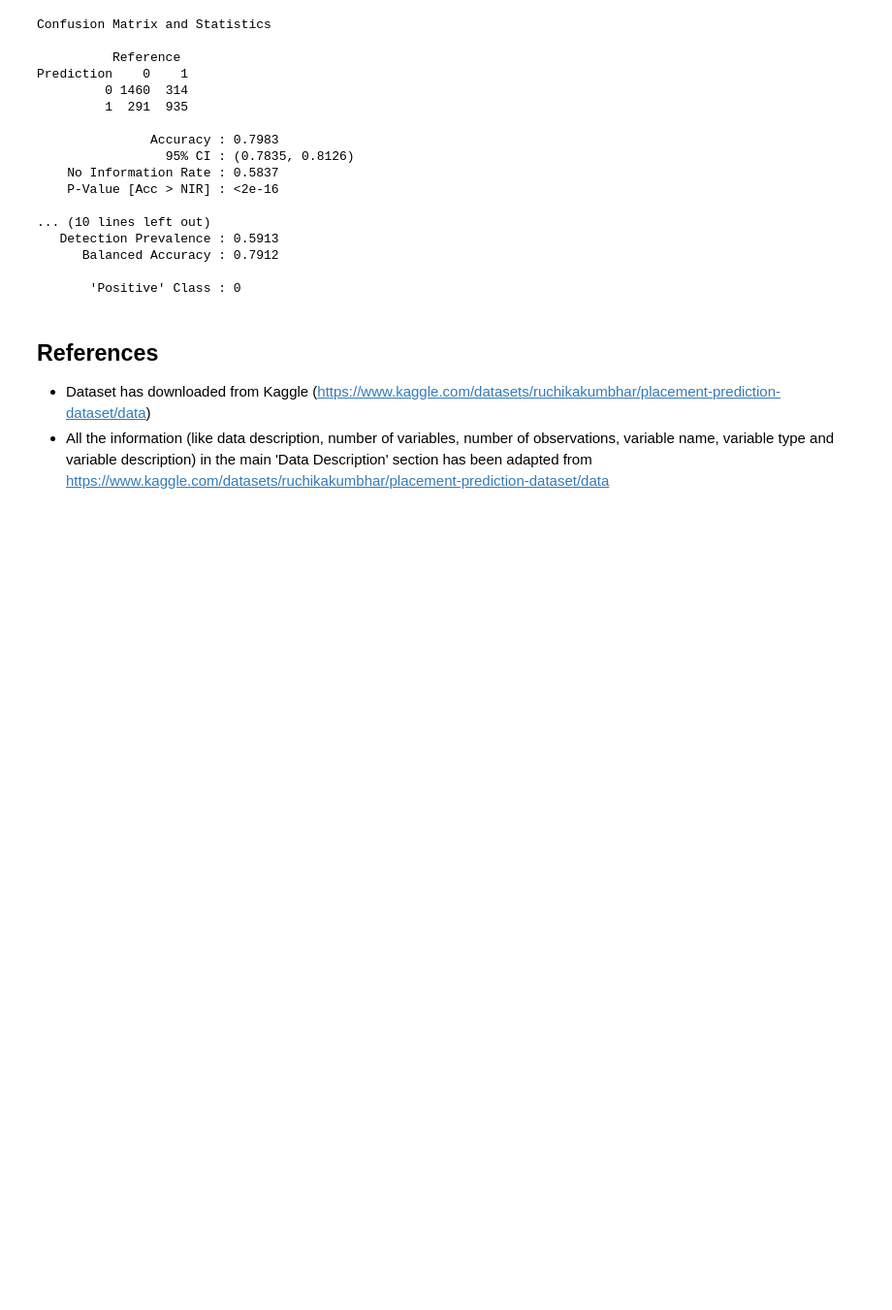
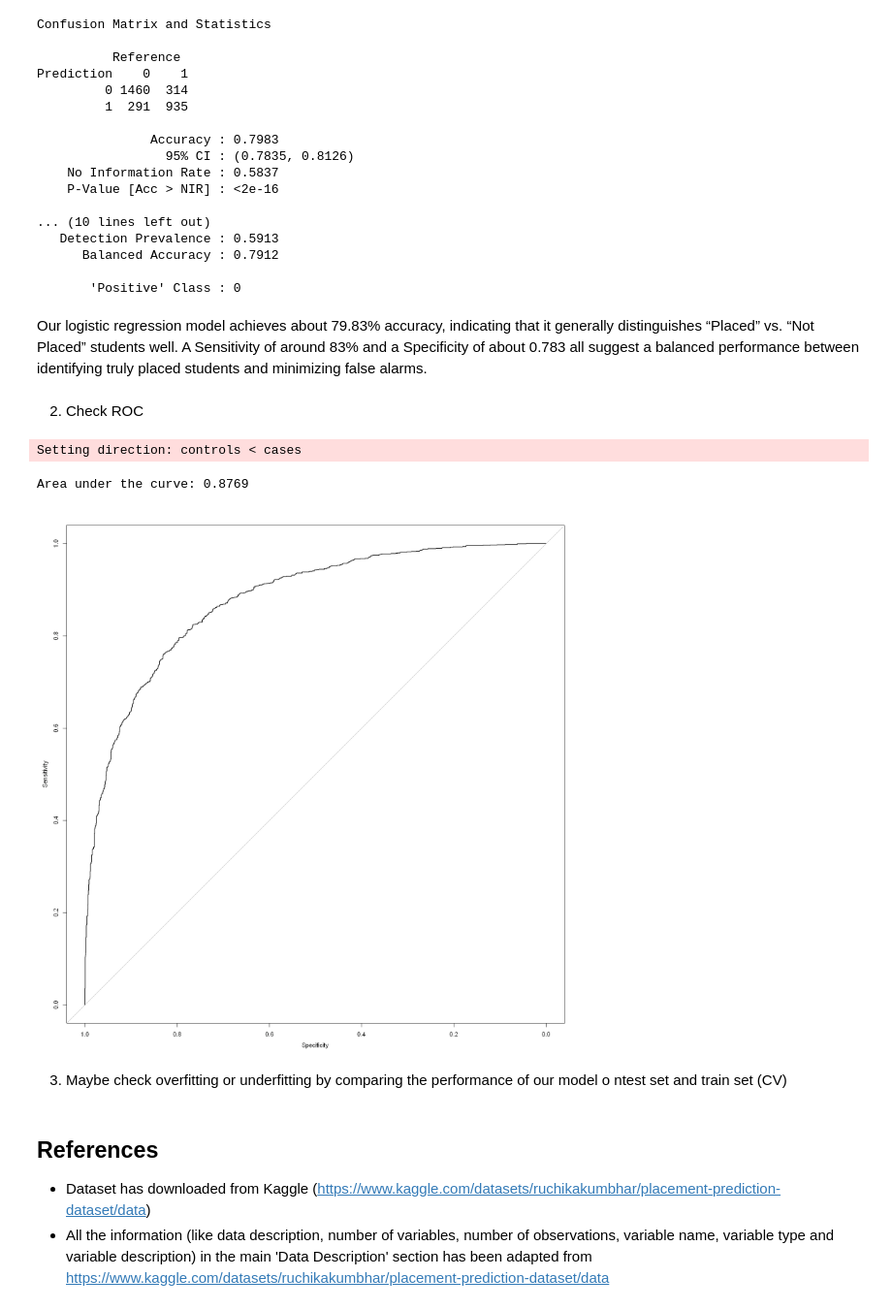
Before and after one commit to rainn72/Placement_predictor, a Jupyter notebook: Final_Archive/final_project.ipynb, the cells around one changed output. Shown at 97% size. Cells and saved outputs as stored; diff of their text form; code cells hidden in the pictures; blank space fills up the shorter version.

Commit message:
model assessment added

```diff
--- a/Final_Archive/final_project.ipynb
+++ b/Final_Archive/final_project.ipynb
@@ -554,6 +571,25 @@ Prediction    0    1
       Balanced Accuracy : 0.7912
 
        'Positive' Class : 0
+# %% [markdown]
+Our logistic regression model achieves about 79.83% accuracy, indicating that it generally distinguishes “Placed” vs. “Not Placed” students well. A Sensitivity of around 83% and a Specificity of about 0.783 all suggest a balanced performance between identifying truly placed students and minimizing false alarms.
+# %% [markdown]
+2. Check ROC
+# %%
+roc_obj <- roc(response = test_data$PlacementStatus,
+               predictor = test_probs,
+               levels = c("0","1"))
+auc_val <- auc(roc_obj)
+plot(roc_obj)
+
+
+auc_val #area under the ROC Curve
+# %% [output]
+Setting direction: controls < cases
+Area under the curve: 0.8769
+[figure, added]
+# %% [markdown]
+3. Maybe check overfitting or underfitting by comparing the performance of our model o ntest set and train set (CV)
 # %% [markdown]
 ## References
 - Dataset has downloaded from Kaggle (https://www.kaggle.com/datasets/ruchikakumbhar/placement-prediction-dataset/data)
```
Also changed, not shown: parts of 6 cells of this notebook.
